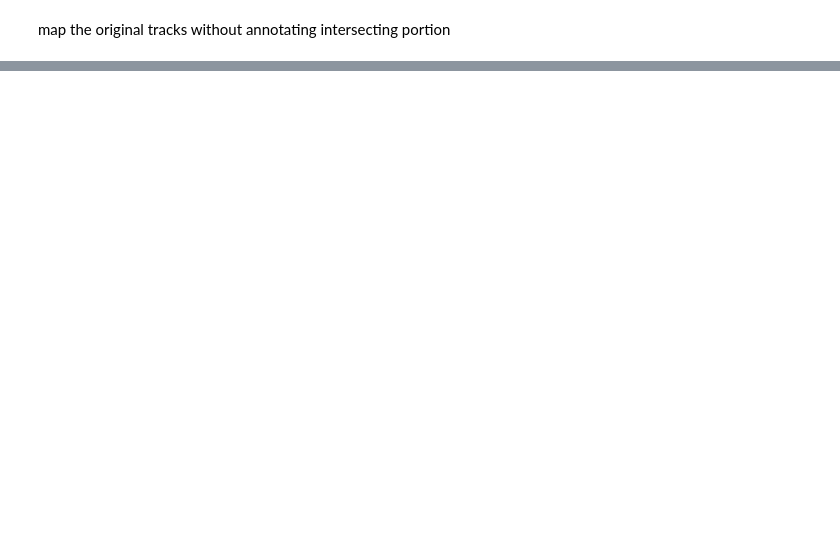
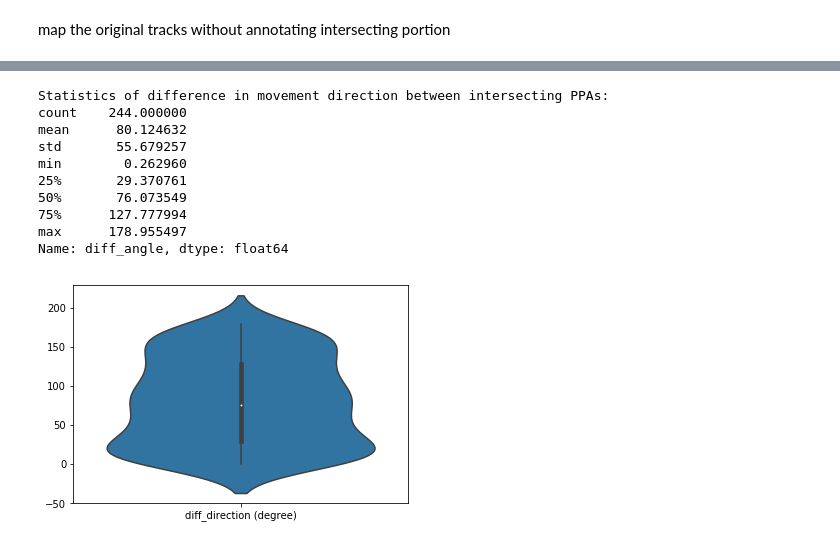
Before and after one commit to move-ucsb/ORTEGA, a Jupyter notebook: examples/example.ipynb, the cells around one changed output, grey strips where cells are left out. Saved outputs shown, nothing was run; the diff lists cells and outputs as text; code cells hidden in the pictures; blank space fills up the shorter version.

```diff
--- a/examples/example.ipynb
+++ b/examples/example.ipynb
@@ -145,0 +187,17 @@ ortega.visualization.plot_original_tracks(interaction1)
+# %%
+df_pair_angle = ortega.ppastatistics.compute_ppa_direction(df_intersecting_PPAs)
+ax = seaborn.violinplot(data=df_pair_angle['diff_angle'])
+ax.set_xticklabels(['diff_direction (degree)'])
+plt.show()
+# %% [output]
+Statistics of difference in movement direction between intersecting PPAs:
+count    244.000000
+mean      80.124632
+std       55.679257
+min        0.262960
+25%       29.370761
+50%       76.073549
+75%      127.777994
+max      178.955497
+Name: diff_angle, dtype: float64
+[figure, added]
```
Also changed, not shown: parts of 12 cells of this notebook.
